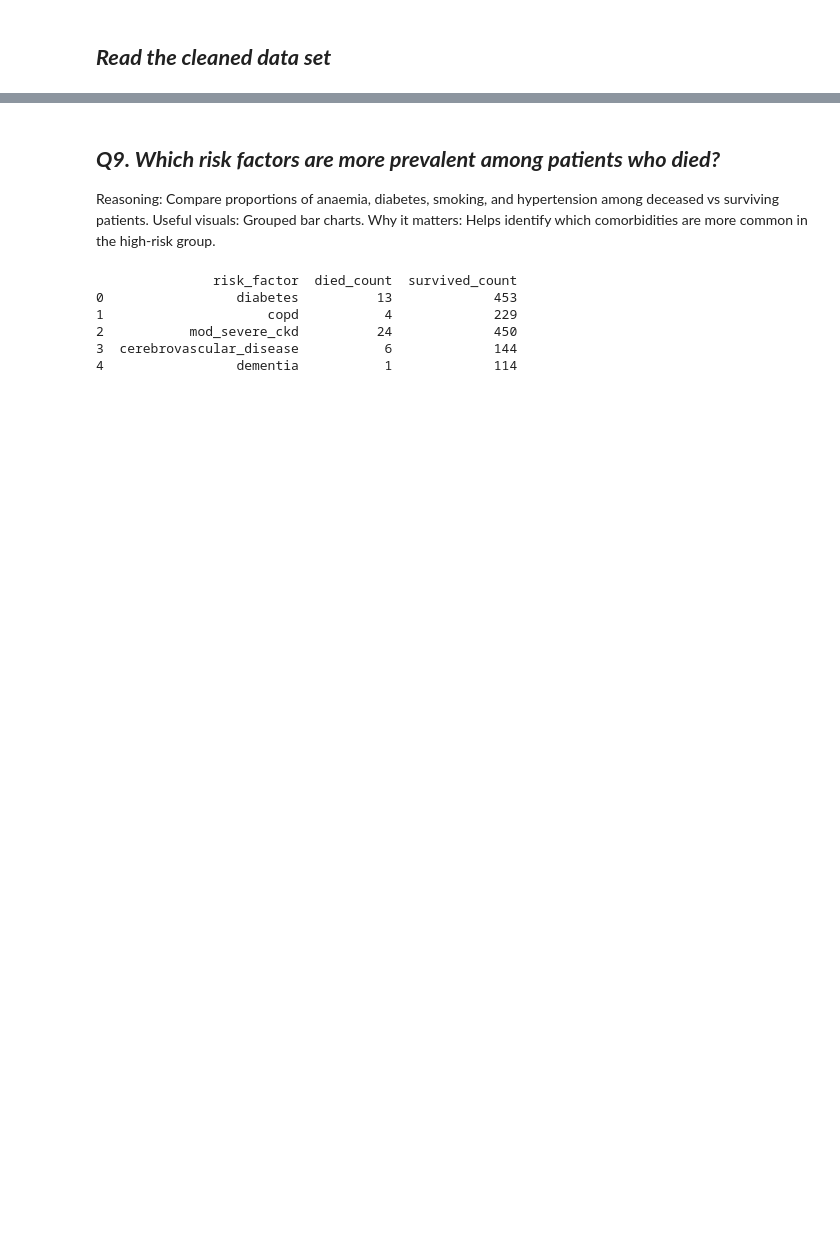
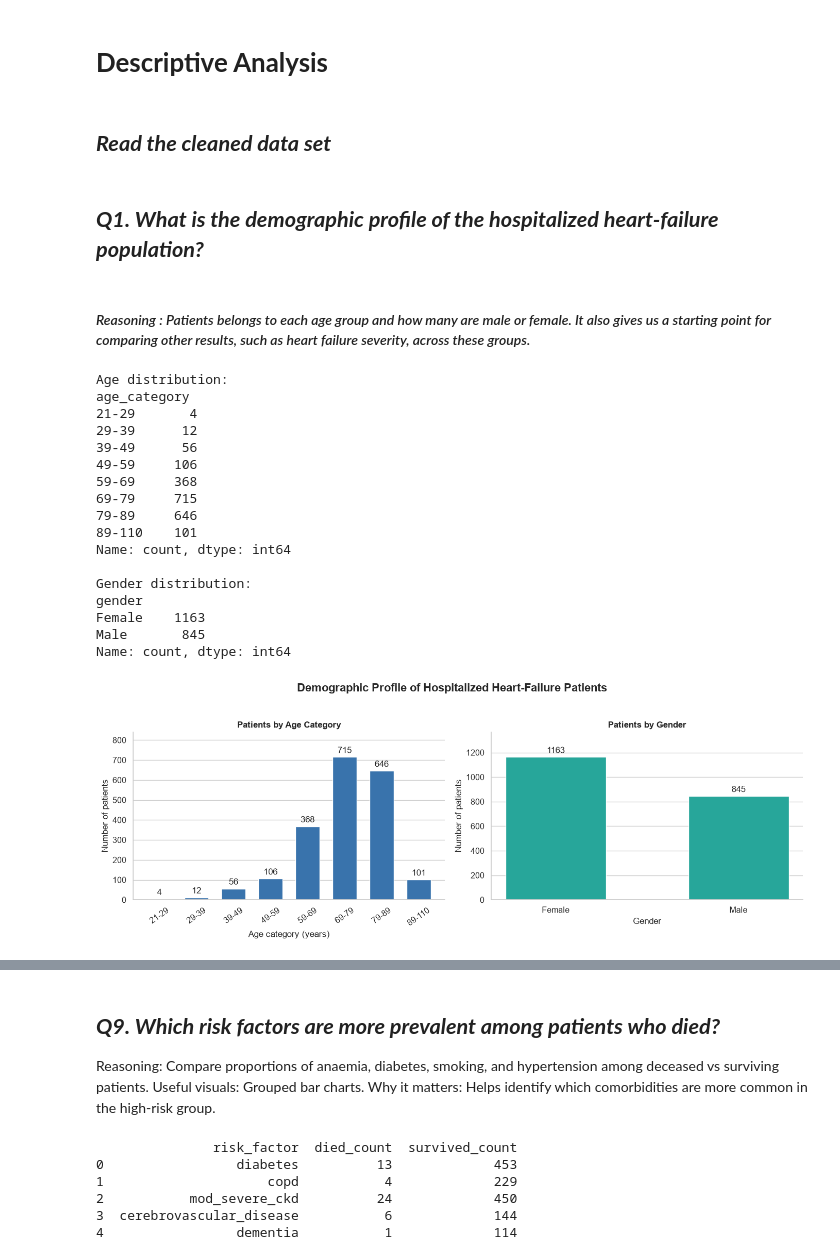
Before and after one commit to Yasasmini/Team3_PyCoders_PythonHackathon_SEP2026, a Jupyter notebook: Team3_PyCoders_Category2.Descriptive.ipynb, the cells around one changed output, grey strips where cells are left out. Cells and saved outputs as stored; diff of their text form; code cells hidden in the pictures; blank space fills up the shorter version.

Commit message:
Added more descriptive analysis

```diff
--- a/Team3_PyCoders_Category2.Descriptive.ipynb
+++ b/Team3_PyCoders_Category2.Descriptive.ipynb
@@ -1,3 +1,5 @@
+# %% [markdown]
+#                                                                **Descriptive Analysis**
 # %% [markdown]
 ## ***Read the cleaned data set***
 # %%
@@ -11 +14,76 @@ hf_df = pd.read_csv("cleaned_files/heart_failure_merged.csv")
 df = hf_df.copy()
+# %% [markdown]
+## ***Q1. What is the demographic profile of the hospitalized heart-failure population?***
+# %% [markdown]
+#### *Reasoning : Patients belongs to each age group and how many are male or female. It also gives us a starting point for comparing other results, such as heart failure severity, across these groups.*
+# %%
+
+age_counts = df["age_category"].dropna().value_counts()
+age_order = sorted(age_counts.index, key=lambda x: int(x.split("-")[0].strip()))
+age_counts = age_counts.reindex(age_order)
+
+gender_counts = df["gender"].dropna().value_counts()
+
+print("Age distribution:")
+print(age_counts)
+
+print("\nGender distribution:")
+print(gender_counts)
+
+# Chart style
+sns.set_theme(style="whitegrid", font_scale=1.05)
+fig, axes = plt.subplots(1, 2, figsize=(14, 5))
+fig.suptitle(
+    "Demographic Profile of Hospitalized Heart-Failure Patients",
+    fontsize=16, fontweight="bold", y=1.03
+)
+
+# Age categories
+age_bars = axes[0].bar(
+    age_counts.index, age_counts.values,
+    color="#3973AC", width=0.65
+)
+axes[0].set_title("Patients by Age Category", fontweight="bold")
+axes[0].set_xlabel("Age category (years)")
+axes[0].set_ylabel("Number of patients")
+axes[0].tick_params(axis="x", rotation=35)
+axes[0].bar_label(age_bars, padding=3)
+
+# Gender
+gender_bars = axes[1].bar(
+    gender_counts.index, gender_counts.values,
+    color="#27A69A", width=0.55
+)
+axes[1].set_title("Patients by Gender", fontweight="bold")
+axes[1].set_xlabel("Gender")
+axes[1].set_ylabel("Number of patients")
+axes[1].bar_label(gender_bars, padding=3)
+
+# Finishing touches
+for ax in axes:
+    ax.spines[["top", "right"]].set_visible(False)
+    ax.grid(axis="x", visible=False)
+    ax.set_axisbelow(True)
+    ax.set_ylim(0, ax.get_ylim()[1] * 1.12)
+
+plt.tight_layout()
+plt.show()
+# %% [output]
+Age distribution:
+age_category
+21-29       4
+29-39      12
+39-49      56
+49-59     106
+59-69     368
+69-79     715
+79-89     646
+89-110    101
+Name: count, dtype: int64
+
+Gender distribution:
+gender
+Female    1163
+Male       845
+Name: count, dtype: int64
+[figure, added]
```
Also changed, not shown: parts of 27 cells of this notebook.
